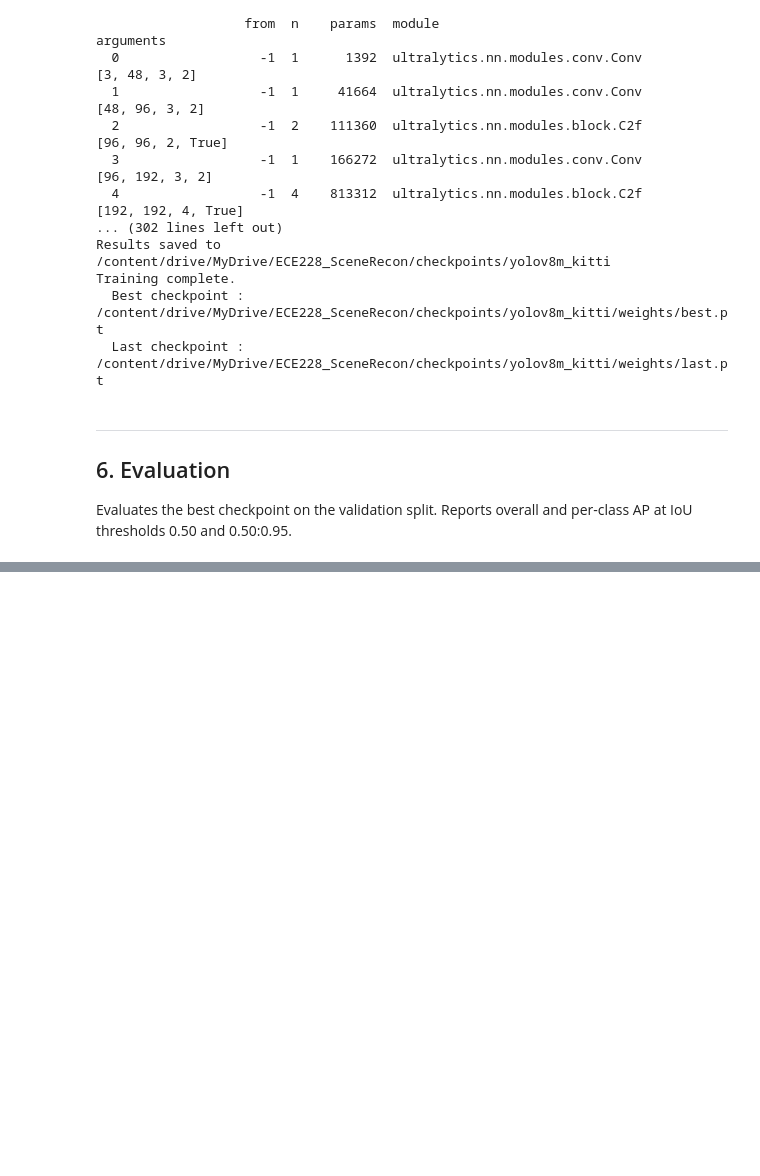
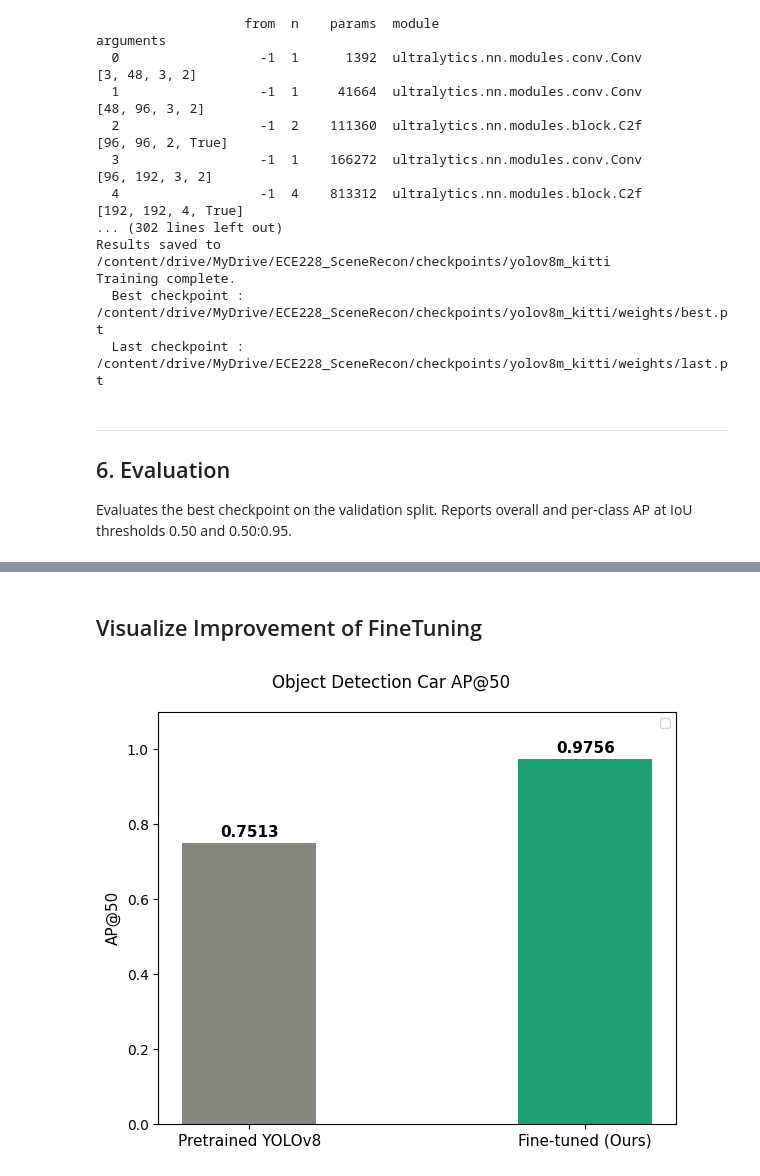
Before and after one commit to FrancGarcia/ECE228-final-project, a Jupyter notebook: yolov8-finetuning/yolov8_kitti_finetune.ipynb, the cells around one changed output, grey strips where cells are left out. Saved outputs shown, nothing was run; the diff lists cells and outputs as text; code cells hidden in the pictures; blank space fills up the shorter version.

Commit message:
Add YOLO comparison

```diff
--- a/yolov8-finetuning/yolov8_kitti_finetune.ipynb
+++ b/yolov8-finetuning/yolov8_kitti_finetune.ipynb
@@ -643,0 +474,34 @@ for root, dirs, files in os.walk(run_dir):
+# %% [markdown]
+## Visualize Improvement of FineTuning
+# %%
+import matplotlib.pyplot as plt
+import numpy as np
+
+models  = ['Pretrained YOLOv8', 'Fine-tuned (Ours)']
+colors  = ['#888780', '#1D9E75']
+
+car_ap = [0.7513, 0.9756]
+
+x = np.arange(len(models))
+width = 0.4
+
+fig, ax = plt.subplots(figsize=(6, 5))
+fig.suptitle('Object Detection Car AP@50', fontsize=12)
+
+bars = ax.bar(x, car_ap, width, color=colors)
+
+for bar, v in zip(bars, car_ap):
+  ax.text(bar.get_x() + bar.get_width()/2, v + 0.008, f'{v:.4f}',
+          ha='center', va='bottom', fontsize=11, fontweight='bold')
+
+ax.set_ylabel('AP@50', fontsize=11)
+ax.set_ylim(0, 1.1)
+ax.set_xticks(x)
+ax.set_xticklabels(models, fontsize=11)
+ax.legend(fontsize=9)
+
+plt.tight_layout()
+plt.savefig('car_ap_comparison.png', dpi=150, bbox_inches='tight')
+plt.show()
+# %% [output]
+[figure, added]
```
Also changed, not shown: parts of 9 cells of this notebook.
